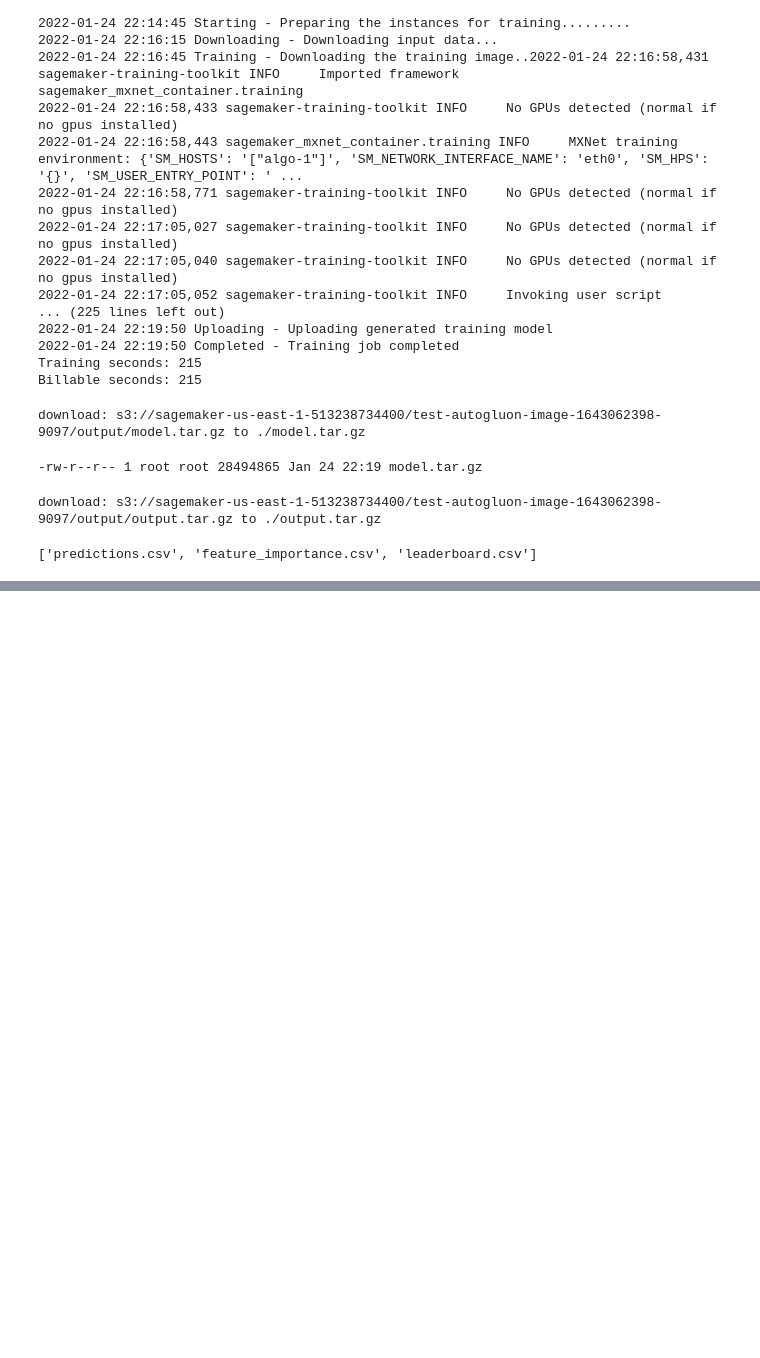
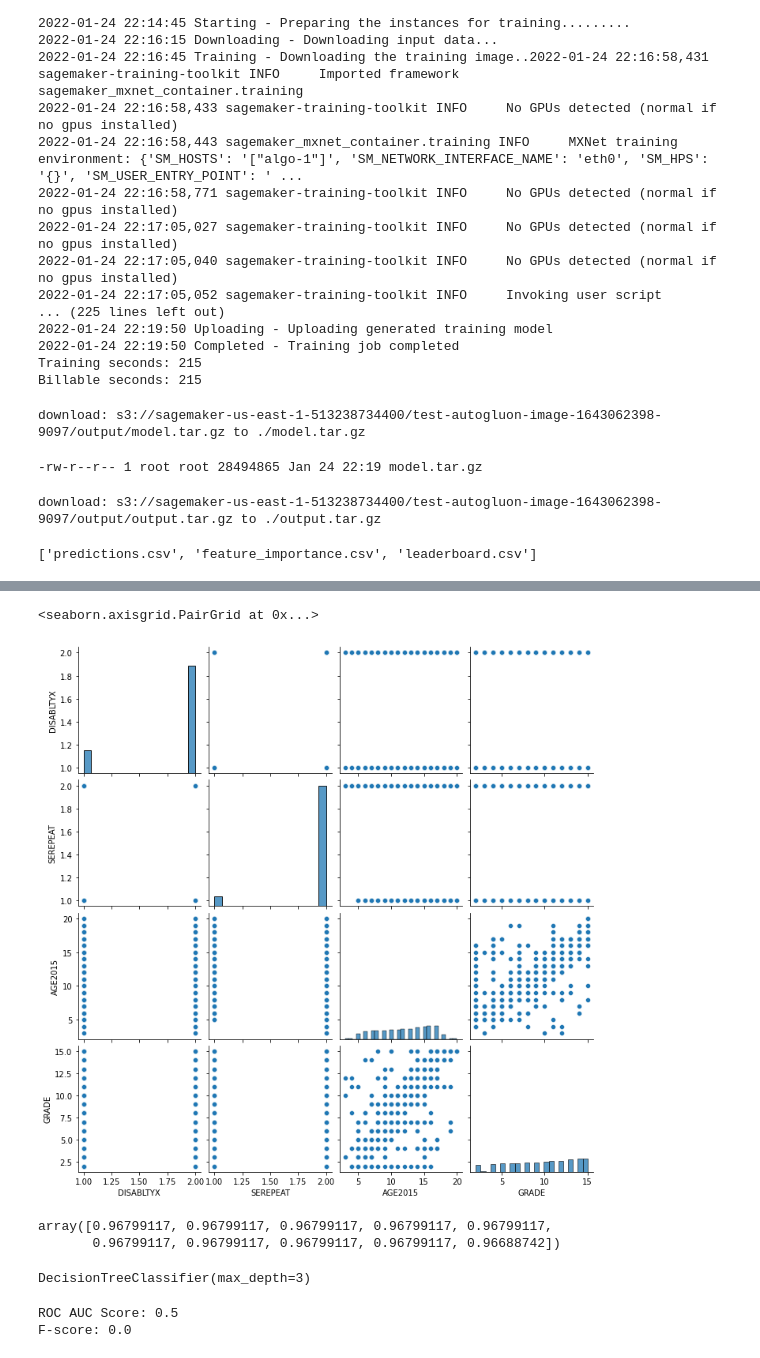
Before and after one commit to safiamc/udacity-capstone, a Jupyter notebook: project-notebook.ipynb, the cells around one changed output, grey strips where cells are left out. Drawn from its saved outputs; the diff is of its cells as text; code cells hidden in the pictures; blank space fills up the shorter version.

```diff
--- a/project-notebook.ipynb
+++ b/project-notebook.ipynb
@@ -227,0 +244,33 @@ file.close()
+# %%
+train_dataset = pd.read_csv('train.csv', index_col=0)
+X_train = train_dataset[feat_list]
+y_train = train_dataset['target']
+test_dataset = pd.read_csv('test.csv', index_col=0)
+X_test =  test_dataset[feat_list]
+y_test = test_dataset['target']
+# %%
+sns.pairplot(X_train)
+#plt.savefig('red_feat_pairplot.png')
+# %% [output]
+<seaborn.axisgrid.PairGrid at 0x...>
+[figure, added]
+# %%
+from sklearn.model_selection import cross_val_score
+from sklearn.tree import DecisionTreeClassifier
+clf=DecisionTreeClassifier(max_depth=3)
+cross_val_score(clf, X_train, y_train, cv=10)
+# %% [output]
+array([0.96799117, 0.96799117, 0.96799117, 0.96799117, 0.96799117,
+       0.96799117, 0.96799117, 0.96799117, 0.96799117, 0.96688742])
+# %%
+clf.fit(X_train, y_train)
+# %% [output]
+DecisionTreeClassifier(max_depth=3)
+# %%
+from sklearn.metrics import roc_auc_score, f1_score
+y_pred = clf.predict(X_test)
+print(f"ROC AUC Score: {roc_auc_score(y_test, y_pred)}")
+print(f"F-score: {f1_score(y_test, y_pred)}")
+# %% [output]
+ROC AUC Score: 0.5
+F-score: 0.0
```
Also changed, not shown: parts of 14 cells of this notebook.
